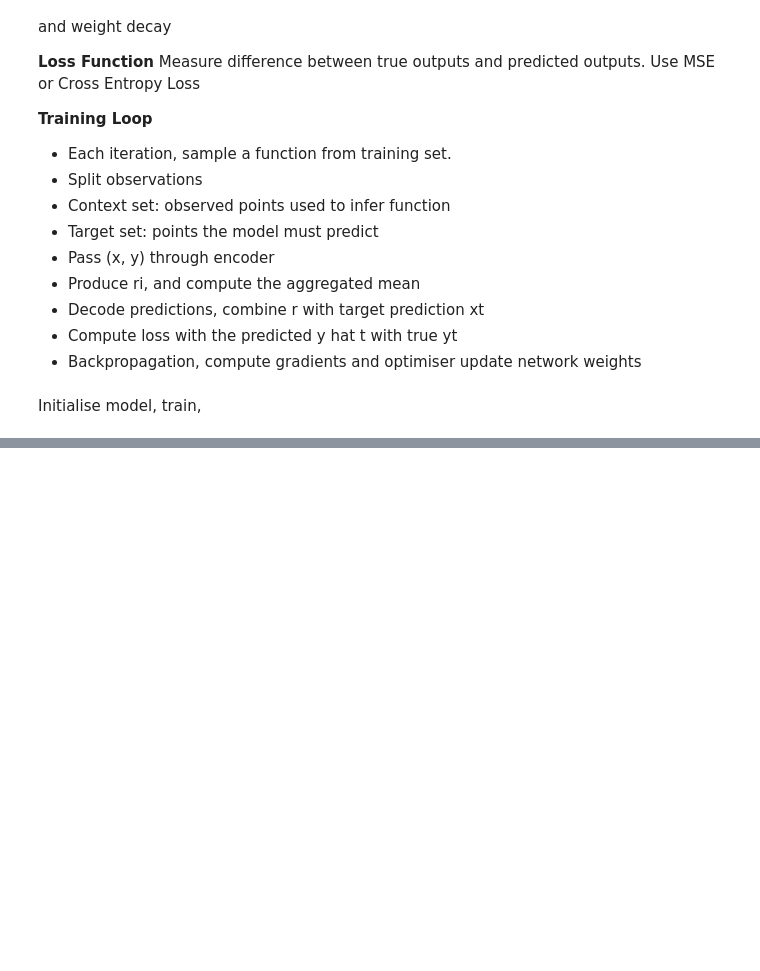
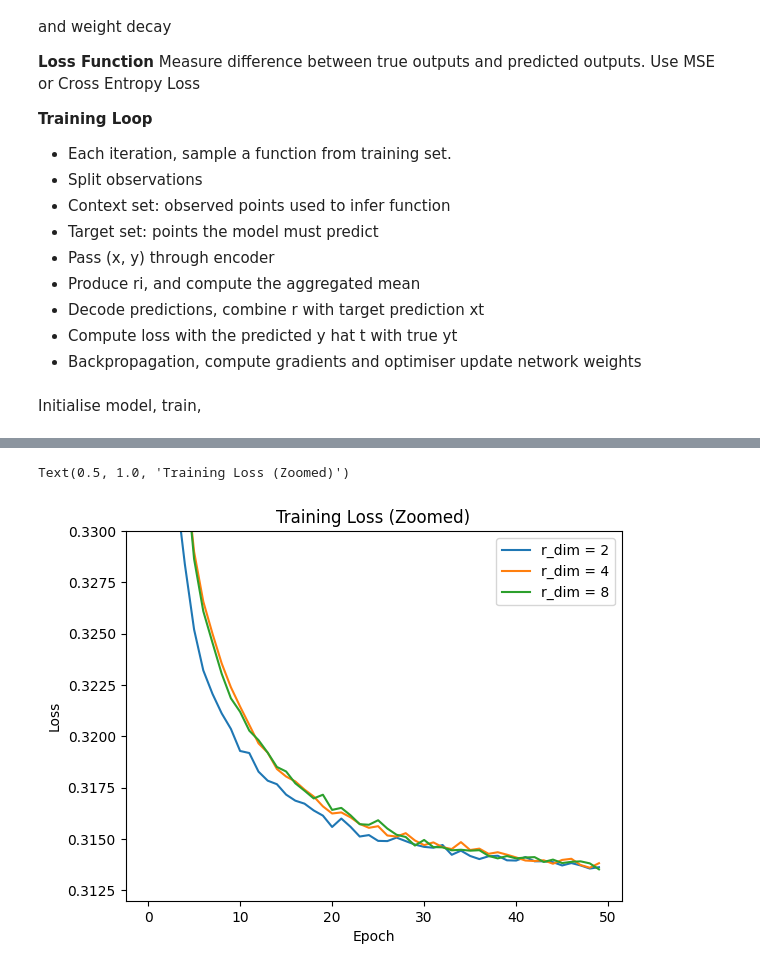
Before and after one commit to mahinm23/Curve-Fitting-CW, a Jupyter notebook: CW Notebook.ipynb, the cells around one changed output, grey strips where cells are left out. Cells and saved outputs as stored; diff of their text form; code cells hidden in the pictures; blank space fills up the shorter version.

```diff
--- a/CW Notebook.ipynb
+++ b/CW Notebook.ipynb
@@ -281,0 +313,13 @@ plt.plot(arr_8, label = 'r dim = 8')
+# %%
+plt.figure()
+plt.plot(arr_2, label="r_dim = 2")
+plt.plot(arr_4, label="r_dim = 4")
+plt.plot(arr_8, label="r_dim = 8")
+plt.xlabel("Epoch")
+plt.ylabel("Loss")
+plt.ylim(0.312, 0.330)
+plt.legend()
+plt.title("Training Loss (Zoomed)")
+# %% [output]
+Text(0.5, 1.0, 'Training Loss (Zoomed)')
+[figure, added]
```
Also changed, not shown: parts of 6 cells of this notebook.
